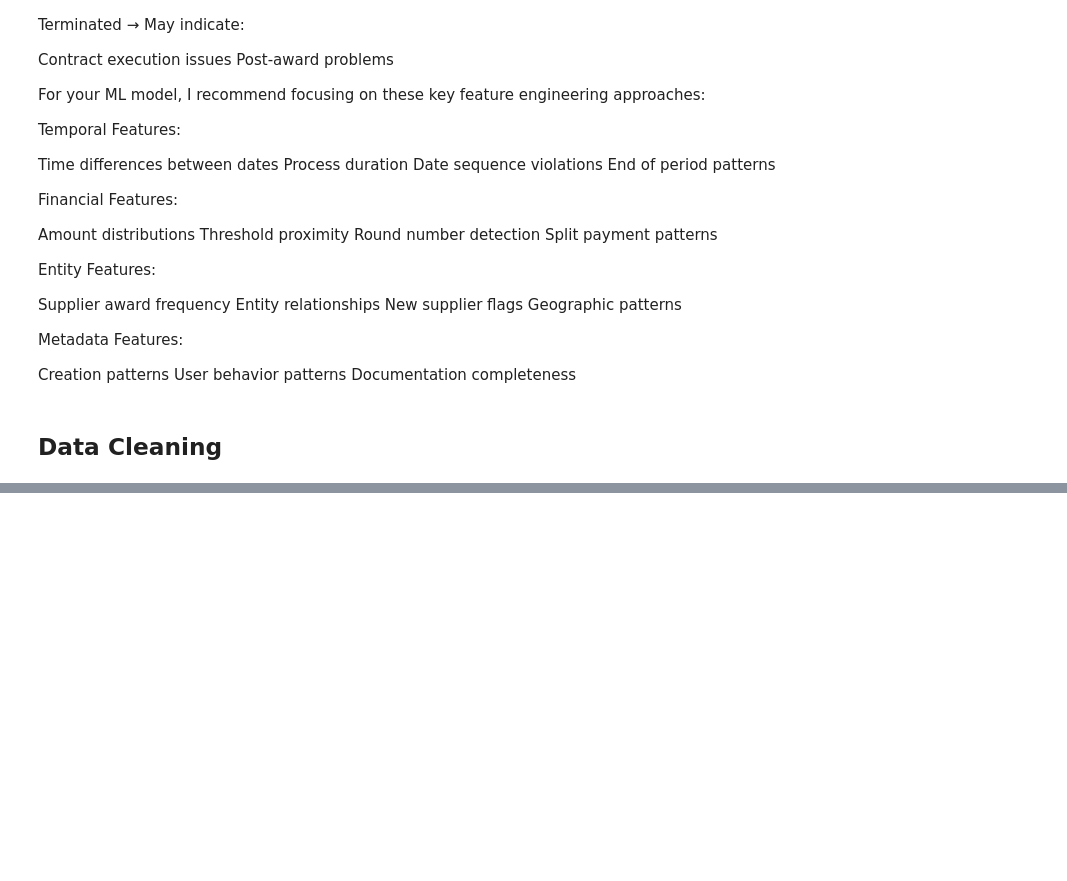
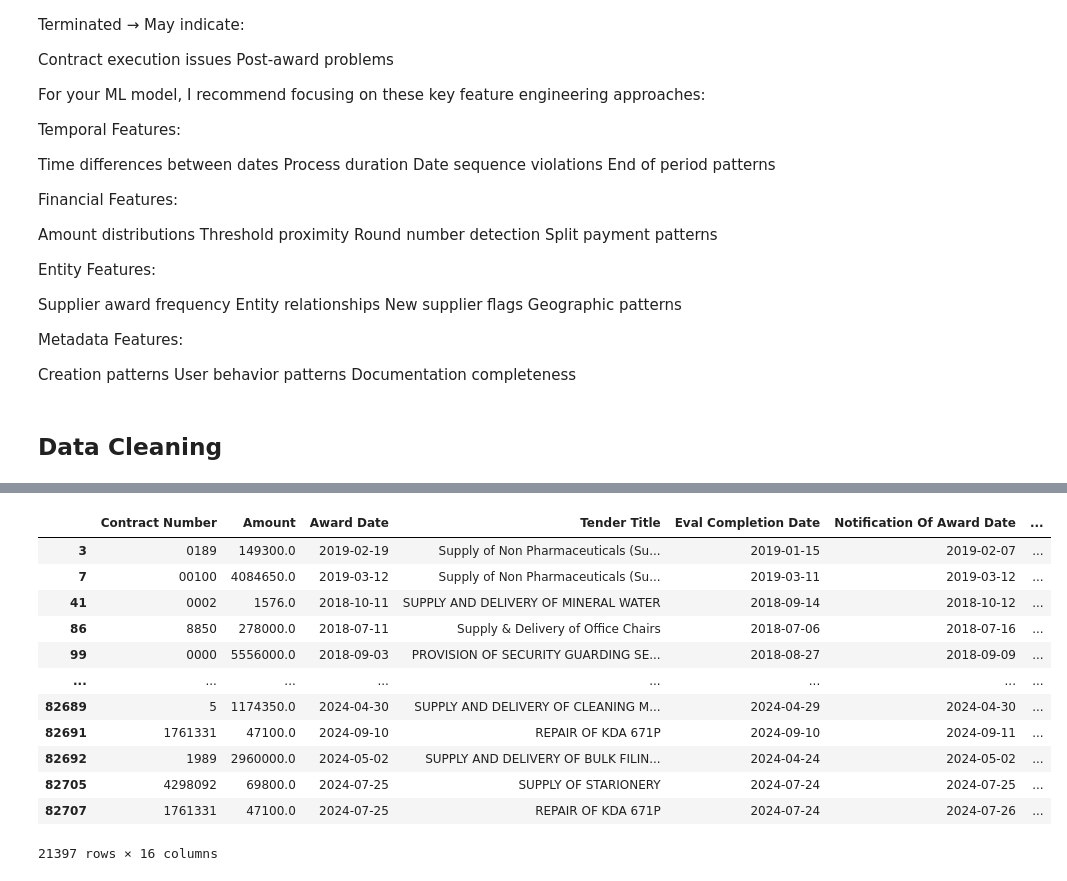
Before and after one commit to ProcureGuardAI/Fraud-Detection-Machine-Learning, a Jupyter notebook: index.ipynb, the cells around one changed output, grey strips where cells are left out. Saved outputs shown, nothing was run; the diff lists cells and outputs as text; code cells hidden in the pictures; blank space fills up the shorter version.

```diff
--- a/index.ipynb
+++ b/index.ipynb
@@ -405,0 +559,18 @@ print(df.head())
+# %%
+# Checking for duplicates based on a subset of columns
+duplicates = df[df.duplicated(subset=['Contract Number'], keep=False)]
+duplicates
+# %% [output]
+|  | Contract Number | Amount | Award Date | Tender Title | Eval Completion Date | Notification Of Award Date | ... |
+| 3 | 0189 | 149300.0 | 2019-02-19 | Supply of Non Pharmaceuticals (Su... | 2019-01-15 | 2019-02-07 | ... |
+| 7 | 00100 | 4084650.0 | 2019-03-12 | Supply of Non Pharmaceuticals (Su... | 2019-03-11 | 2019-03-12 | ... |
+| 41 | 0002 | 1576.0 | 2018-10-11 | SUPPLY AND DELIVERY OF MINERAL WATER | 2018-09-14 | 2018-10-12 | ... |
+| 86 | 8850 | 278000.0 | 2018-07-11 | Supply & Delivery of Office Chairs | 2018-07-06 | 2018-07-16 | ... |
+| 99 | 0000 | 5556000.0 | 2018-09-03 | PROVISION OF SECURITY GUARDING SE... | 2018-08-27 | 2018-09-09 | ... |
+| ... | ... | ... | ... | ... | ... | ... | ... |
+| 82689 | 5 | 1174350.0 | 2024-04-30 | SUPPLY AND DELIVERY OF CLEANING M... | 2024-04-29 | 2024-04-30 | ... |
+| 82691 | 1761331 | 47100.0 | 2024-09-10 | REPAIR OF KDA 671P | 2024-09-10 | 2024-09-11 | ... |
+| 82692 | 1989 | 2960000.0 | 2024-05-02 | SUPPLY AND DELIVERY OF BULK FILIN... | 2024-04-24 | 2024-05-02 | ... |
+| 82705 | 4298092 | 69800.0 | 2024-07-25 | SUPPLY OF STARIONERY | 2024-07-24 | 2024-07-25 | ... |
+| 82707 | 1761331 | 47100.0 | 2024-07-25 | REPAIR OF KDA 671P | 2024-07-24 | 2024-07-26 | ... |
+21397 rows × 16 columns
```
Also changed, not shown: parts of 13 cells of this notebook.
